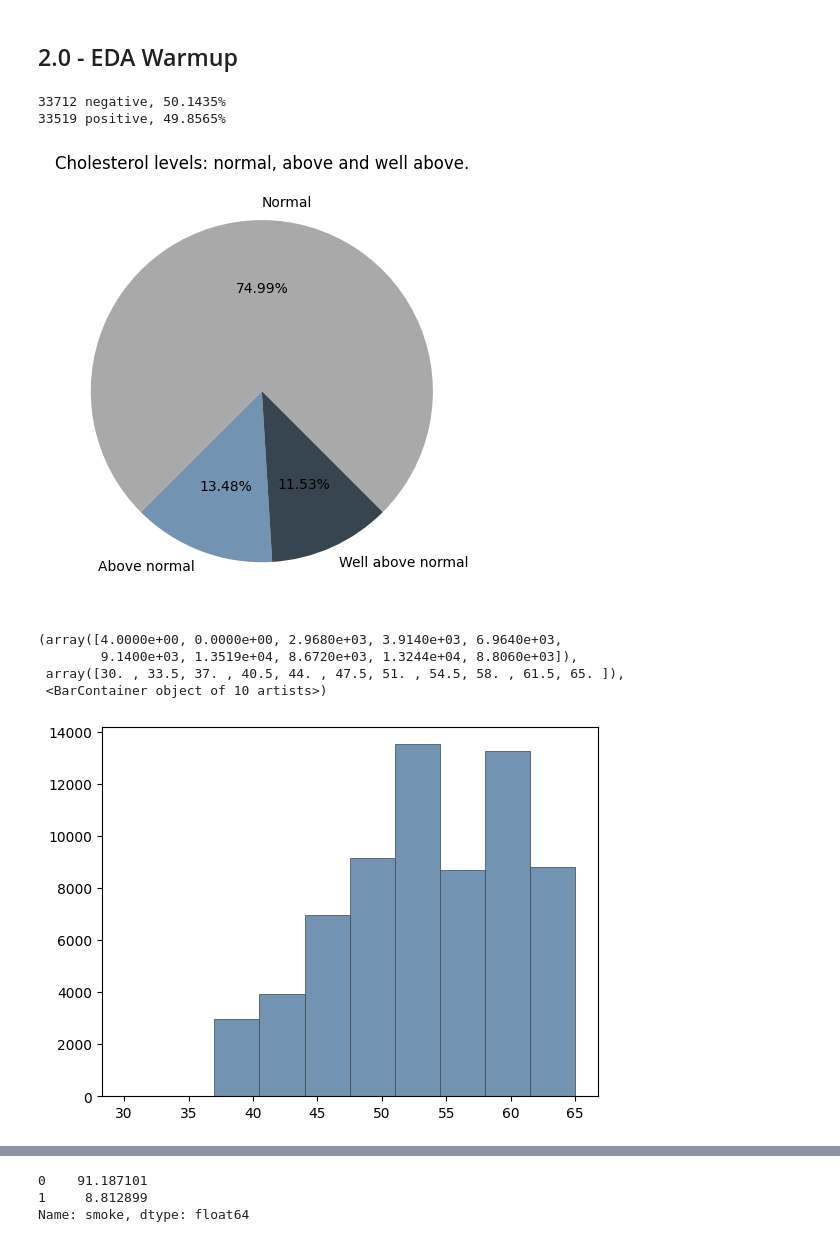
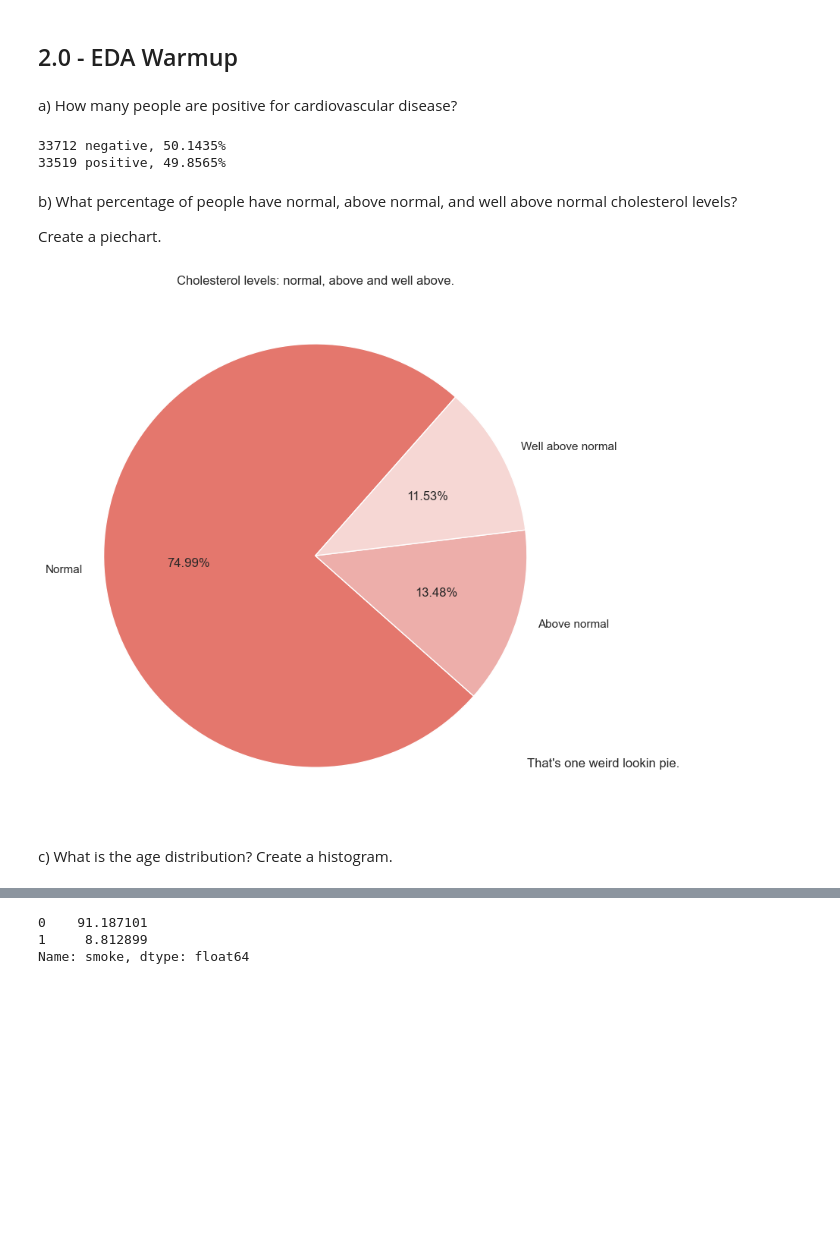
Before and after one commit to wlinds/ITHS-AI22-ML, a Jupyter notebook: Labb/disease-prediction.ipynb, the cells around one changed output, grey strips where cells are left out. Cells and saved outputs as stored; diff of their text form; code cells hidden in the pictures; blank space fills up the shorter version.

```diff
--- a/Labb/disease-prediction.ipynb
+++ b/Labb/disease-prediction.ipynb
@@ -135,14 +121,23 @@ len(df['age'].unique())
 28
 # %%
 import numpy as np
-plt.hist(df['age'], bins=len(df['age'].unique()), density=True)
+
+# Hex colors for testing palettes
+semi_dark_orange = '#ee5541'
+mintish = '#81babd'
+dark_dentist = '#022b36'
+
+plt.hist(df['age'], bins=len(df['age'].unique()), density=True, color=mintish)
+
 
 # Overlay a normal distribution curve
 mu, std = df['age'].mean(), df['age'].std()
 x = np.linspace(mu - 3*std, mu + 3*std, 100)
-plt.plot(x, 1/(std * np.sqrt(2 * np.pi)) * np.exp(-(x - mu)**2 / (2 * std**2)), linewidth=2, color='r')
+plt.plot(x, 1/(std * np.sqrt(2 * np.pi)) * np.exp(-(x - mu)**2 / (2 * std**2)), linewidth=2, color='#444444', alpha=0.33)
 
 plt.xlabel('Age')
 plt.ylabel('Density')
 plt.title('Age distribution')
+
+plt.plot()
 # %% [output]
@@ -327,4 +340,6 @@ df.head()
 | 4 | 48 | woman | 156 | 56.0 | 100 | 60 | 1 | 1 | 0 | 0 | 0 | ... |
 # %% [markdown]
 ## 2.0 - EDA Warmup
+# %% [markdown]
+a) How many people are positive for cardiovascular disease?
 # %%
@@ -335,29 +348,31 @@ print(f"{df['cardio'].value_counts()[1]} positive, {(df['cardio'].value_counts(n
 # %% [output]
 33712 negative, 50.1435%
 33519 positive, 49.8565%
+# %% [markdown]
+ b) What percentage of people have normal, above normal, and well above normal cholesterol levels?
+
+ Create a piechart.
 # %%
-# b) What percentage of people have normal, above normal, and well above normal cholesterol levels? Create a pie chart.
-
 labels = ['Normal', 'Above normal', 'Well above normal']
 chol_vals = df['cholesterol'].value_counts()
 pieces = [chol_vals.loc[1],chol_vals.loc[2],chol_vals.loc[3]]
+#f6d7d4
+#A9A9A9
+colors = ['#f6d7d4','#7393B3',mintish]
 
-colors = ['#A9A9A9','#7393B3','#36454F']
+flesh0 = '#f6d7d4'
+flesh1 = '#edaeaa'
+flesh2 = '#e88c84'
+flesh3 = '#e4776d'
 
 fig1, ax1 = plt.subplots()
-ax1.pie(pieces, colors = colors, labels=labels, autopct='%1.2f%%', startangle=-45)
+ax1.pie(pieces, colors = [flesh3, flesh1, flesh0], labels=labels, autopct='%1.2f%%', startangle=48.5)
 plt.title('Cholesterol levels: normal, above and well above.')
 fig = plt.gcf()
 plt.tight_layout()
+plt.text(1, -1, "That's one weird lookin pie.")
 plt.show()
 # %% [output]
-[figure, old version]
+[figure, new version]
-# %%
-# c) What is the age distribution? Create a histogram.
-plt.hist(df['age'], ec='#36454F', color='#7393B3', lw=0.5)
-# %% [output]
-(array([4.0000e+00, 0.0000e+00, 2.9680e+03, 3.9140e+03, 6.9640e+03,
-        9.1400e+03, 1.3519e+04, 8.6720e+03, 1.3244e+04, 8.8060e+03]),
- array([30. , 33.5, 37. , 40.5, 44. , 47.5, 51. , 54.5, 58. , 61.5, 65. ]),
- <BarContainer object of 10 artists>)
-[figure, removed]
+# %% [markdown]
+c) What is the age distribution? Create a histogram.
```
Also changed, not shown: parts of 40 cells of this notebook.
